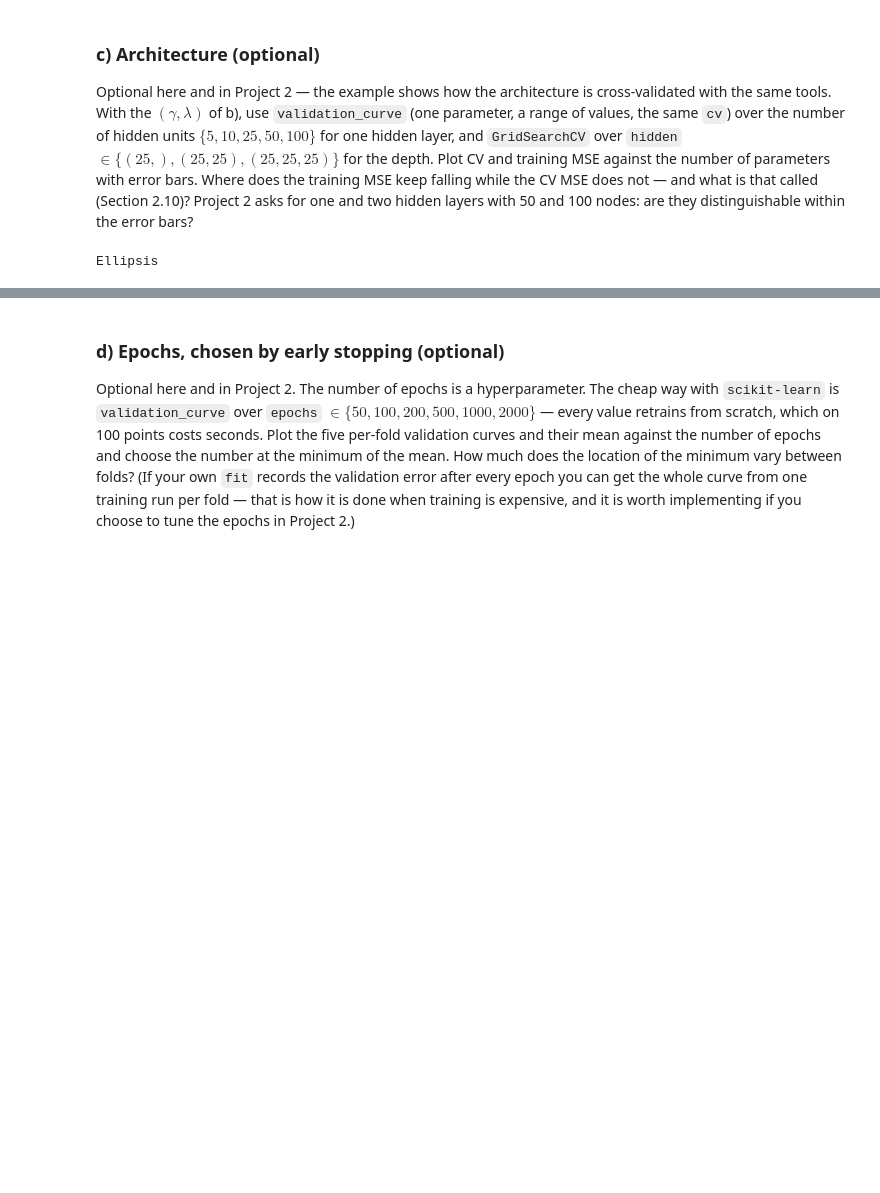
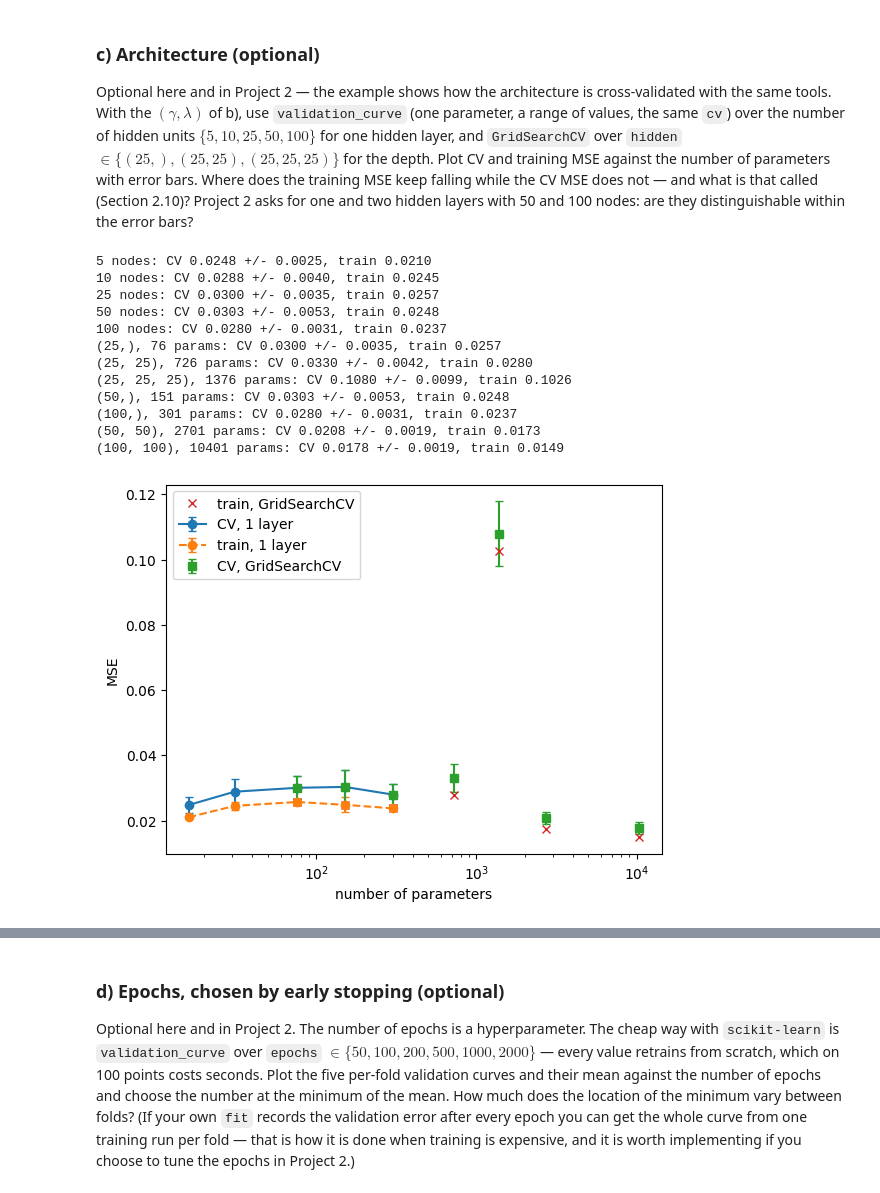
Before and after one commit to carlpd/FYS-STK, a Jupyter notebook: Weekly Excercises/exercisesweek44.ipynb, the cells around one changed output, grey strips where cells are left out. Drawn from its saved outputs; the diff is of its cells as text; code cells hidden in the pictures; blank space fills up the shorter version.

```diff
--- a/Weekly Excercises/exercisesweek44.ipynb
+++ b/Weekly Excercises/exercisesweek44.ipynb
@@ -445,10 +490,52 @@ training MSE against the number of parameters with error bars. Where does
 the training MSE keep falling while the CV MSE does not — and what is that
 called (Section 2.10)? Project 2 asks for one and two hidden layers with 50
 and 100 nodes: are they distinguishable within the error bars?
-# %%
-# train_scores, val_scores = validation_curve(net, X, y, param_name="neuralnetregressor__hidden",
-#                                             param_range=[(5,), (10,), (25,), (50,), (100,)],
-#                                             cv=cv, scoring="neg_mean_squared_error")
-...
-# %% [output]
-Ellipsis
+# %%
+net_c = make_pipeline(StandardScaler(), NeuralNetRegressor(hidden=(50,), gamma=gammas[i1], lmbd=lmbds[j1], epochs=1000))
+
+def count_params(hidden):
+    sizes = [1, *hidden, 1]
+    return sum((a + 1) * b for a, b in zip(sizes[:-1], sizes[1:]))
+
+widths = [5, 10, 25, 50, 100]
+train_scores, val_scores = validation_curve(net_c, X, y, param_name="neuralnetregressor__hidden",
+                                            param_range=[(h,) for h in widths], cv=cv,
+                                            scoring="neg_mean_squared_error", n_jobs=-1)
+val_mse, train_mse = -val_scores, -train_scores
+for h, v, t in zip(widths, val_mse, train_mse):
+    print(f"{h} nodes: CV {v.mean():.4f} +/- {v.std(ddof=1) / np.sqrt(k):.4f}, train {t.mean():.4f}")
+
+# depth + the 50/100 nodes with 1 and 2 layers from project 2
+hidden_grid = [(25,), (25, 25), (25, 25, 25), (50,), (100,), (50, 50), (100, 100)]
+search_arch = GridSearchCV(net_c, {"neuralnetregressor__hidden": hidden_grid}, cv=cv,
+                           scoring="neg_mean_squared_error", return_train_score=True, n_jobs=-1)
+search_arch.fit(X, y)
+ra = search_arch.cv_results_
+for h, m, s, t in zip(hidden_grid, -ra["mean_test_score"], ra["std_test_score"] / np.sqrt(k - 1), -ra["mean_train_score"]):
+    print(f"{h}, {count_params(h)} params: CV {m:.4f} +/- {s:.4f}, train {t:.4f}")
+
+n_par = [count_params((h,)) for h in widths]
+p = [count_params(h) for h in hidden_grid]
+plt.errorbar(n_par, val_mse.mean(axis=1), val_mse.std(axis=1, ddof=1) / np.sqrt(k), fmt="o-", capsize=3, label="CV, 1 layer")
+plt.errorbar(n_par, train_mse.mean(axis=1), train_mse.std(axis=1, ddof=1) / np.sqrt(k), fmt="o--", capsize=3, label="train, 1 layer")
+plt.errorbar(p, -ra["mean_test_score"], ra["std_test_score"] / np.sqrt(k - 1), fmt="s", capsize=3, label="CV, GridSearchCV")
+plt.plot(p, -ra["mean_train_score"], "x", label="train, GridSearchCV")
+plt.xscale("log")
+plt.xlabel("number of parameters")
+plt.ylabel("MSE")
+plt.legend()
+plt.show()
+# %% [output]
+5 nodes: CV 0.0248 +/- 0.0025, train 0.0210
+10 nodes: CV 0.0288 +/- 0.0040, train 0.0245
+25 nodes: CV 0.0300 +/- 0.0035, train 0.0257
+50 nodes: CV 0.0303 +/- 0.0053, train 0.0248
+100 nodes: CV 0.0280 +/- 0.0031, train 0.0237
+(25,), 76 params: CV 0.0300 +/- 0.0035, train 0.0257
+(25, 25), 726 params: CV 0.0330 +/- 0.0042, train 0.0280
+(25, 25, 25), 1376 params: CV 0.1080 +/- 0.0099, train 0.1026
+(50,), 151 params: CV 0.0303 +/- 0.0053, train 0.0248
+(100,), 301 params: CV 0.0280 +/- 0.0031, train 0.0237
+(50, 50), 2701 params: CV 0.0208 +/- 0.0019, train 0.0173
+(100, 100), 10401 params: CV 0.0178 +/- 0.0019, train 0.0149
+[figure, added]
```
Also changed, not shown: parts of 21 cells of this notebook.
